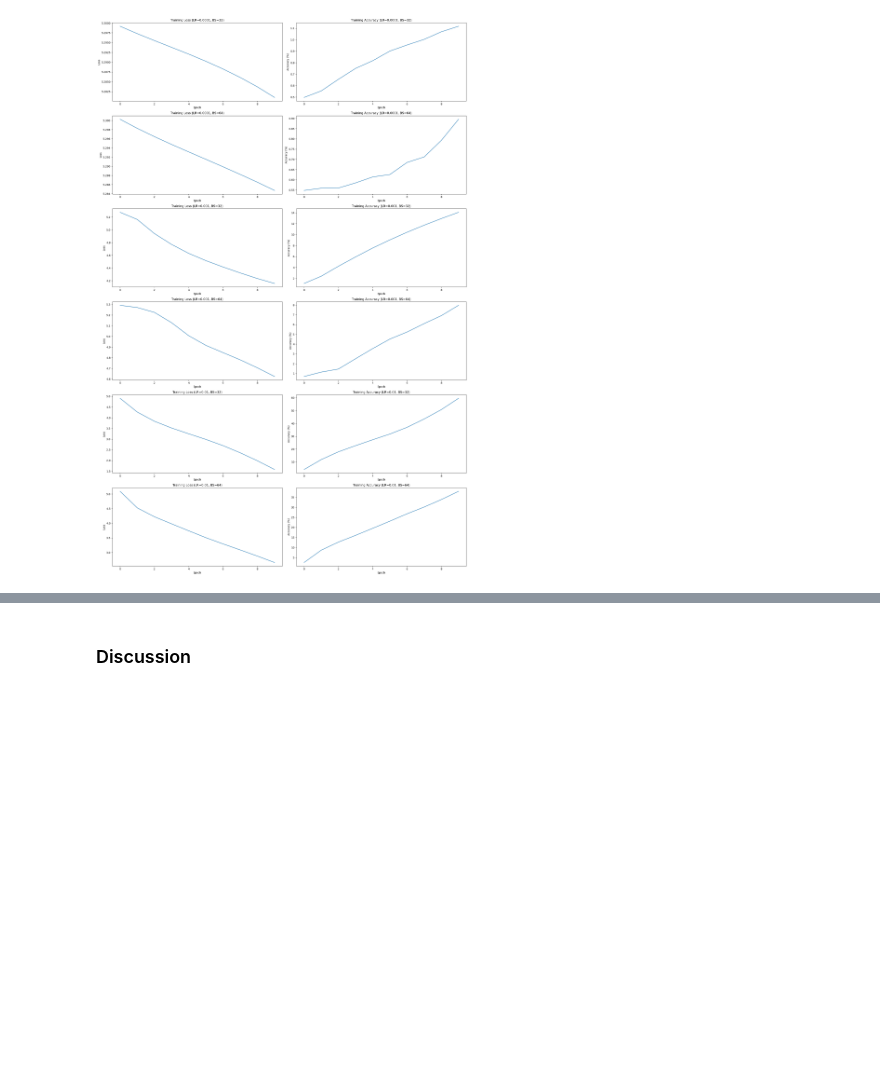
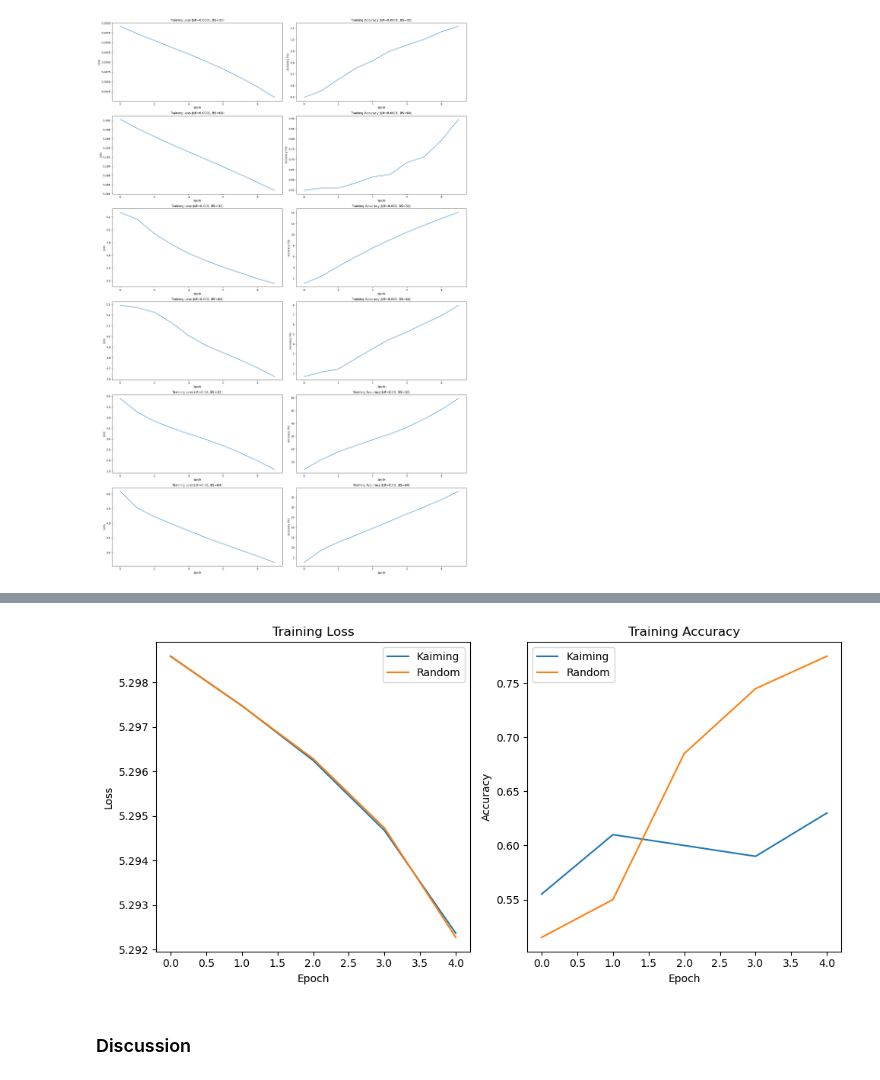
Before and after one commit to hariveliki/deep-learning, a Jupyter notebook: mc1new.ipynb, the cells around one changed output, grey strips where cells are left out. Drawn from its saved outputs; the diff is of its cells as text; code cells hidden in the pictures; blank space fills up the shorter version.

Commit message:
Add model variants

```diff
--- a/mc1new.ipynb
+++ b/mc1new.ipynb
@@ -306,7 +378,7 @@ for i, ((lr, bs), (loss, accuracy)) in enumerate(results.items()):
     plt.plot(accuracy)
     plt.title(f'Training Accuracy (LR={lr}, BS={bs})')
     plt.xlabel('Epoch')
-    plt.ylabel('Accuracy (%)')
+    plt.ylabel('Accuracy')
 plt.tight_layout()
 plt.show()
 # %% [output]
@@ -325,0 +412,76 @@ def my_code():
+# %%
+import torch
+import torch.nn as nn
+import torch.optim as optim
+import matplotlib.pyplot as plt
+from utils import get_data
+
+# Define a deeper network configuration to show the effect of weight initialization
+confs = [
+    ("C", {"kernel": 3, "channels": 16}),
+    ("P", {"kernel": 2}),
+    ("C", {"kernel": 3, "channels": 32}),
+    ("P", {"kernel": 2}),
+    ("C", {"kernel": 3, "channels": 64}),
+    ("P", {"kernel": 2}),
+    ("L", {"units": 500}),
+    ("L", {"units": 500}),
+    ("L", {"units": 500}),
+]
+
+device = torch.device("mps" if torch.backends.mps.is_available() else None)
+train_loader, valid_loader = get_data(batch_size=64, subset_size=20000, seed=42)
+criterion = nn.CrossEntropyLoss()
+
+results = {
+    "kaiming_loss": [],
+    "random_loss": [],
+    "kaiming_accuracy": [],
+    "random_accuracy": [],
+}
+
+# Train with smaller learning rate and more epochs
+for init_type in ["kaiming", "random"]:
+    model = CNN(
+        dim=64,
+        num_classes=200,
+        confs=confs,
+        in_channels=3,
+        weight_init=init_type
+    )
+    model.to(device)
+    optimizer = optim.SGD(model.parameters(), lr=0.01)
+
+    loss, accuracy = train(
+        model,
+        epochs=5,
+        train_loader=train_loader,
+        criterion=criterion,
+        optimizer=optimizer,
+        device=device,
+    )
+
+    results[f"{init_type}_loss"] = loss
+    results[f"{init_type}_accuracy"] = accuracy
+
+plt.figure(figsize=(10, 5))
+# Loss subplot
+plt.subplot(1, 2, 1)
+plt.plot(results["kaiming_loss"], label="Kaiming")
+plt.plot(results["random_loss"], label="Random")
+plt.legend()
+plt.title("Training Loss")
+plt.xlabel("Epoch")
+plt.ylabel("Loss")
+# Accuracy subplot
+plt.subplot(1, 2, 2)
+plt.plot(results["kaiming_accuracy"], label="Kaiming")
+plt.plot(results["random_accuracy"], label="Random")
+plt.legend()
+plt.title("Training Accuracy")
+plt.xlabel("Epoch")
+plt.ylabel("Accuracy")
+
+plt.tight_layout()
+plt.show()
+# %% [output]
@@ -326,2 +505,3 @@ def my_code():
+[figure, added]
 # %% [markdown]
 ### Discussion
```
Also changed, not shown: parts of 40 cells of this notebook, 9 other files.
